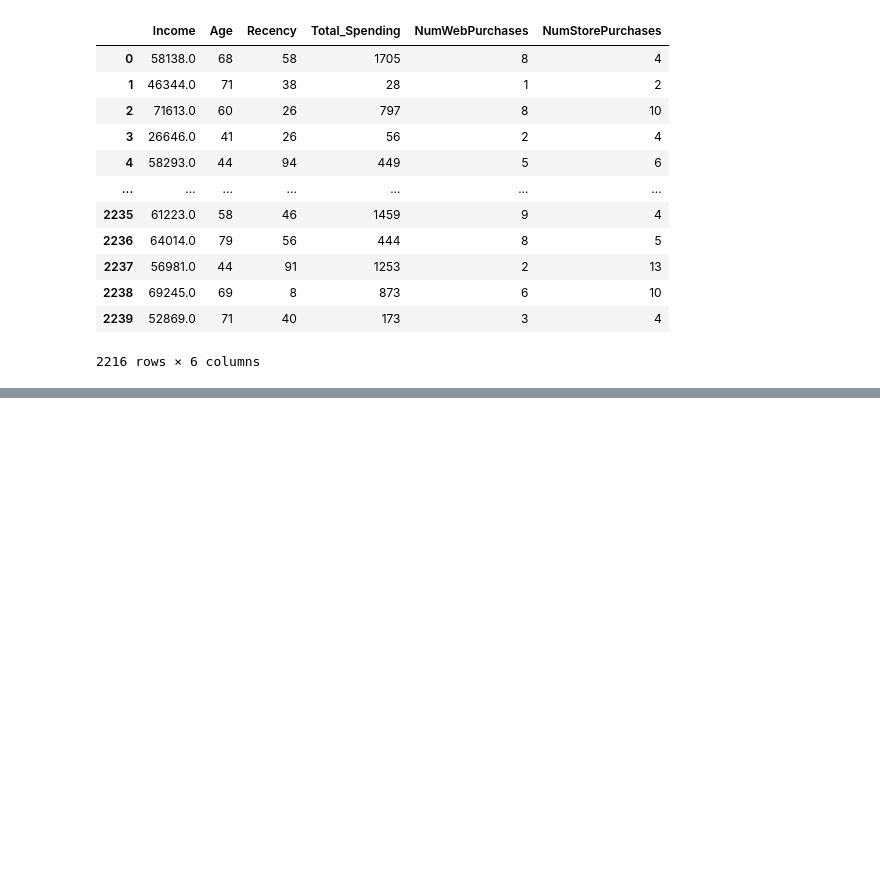
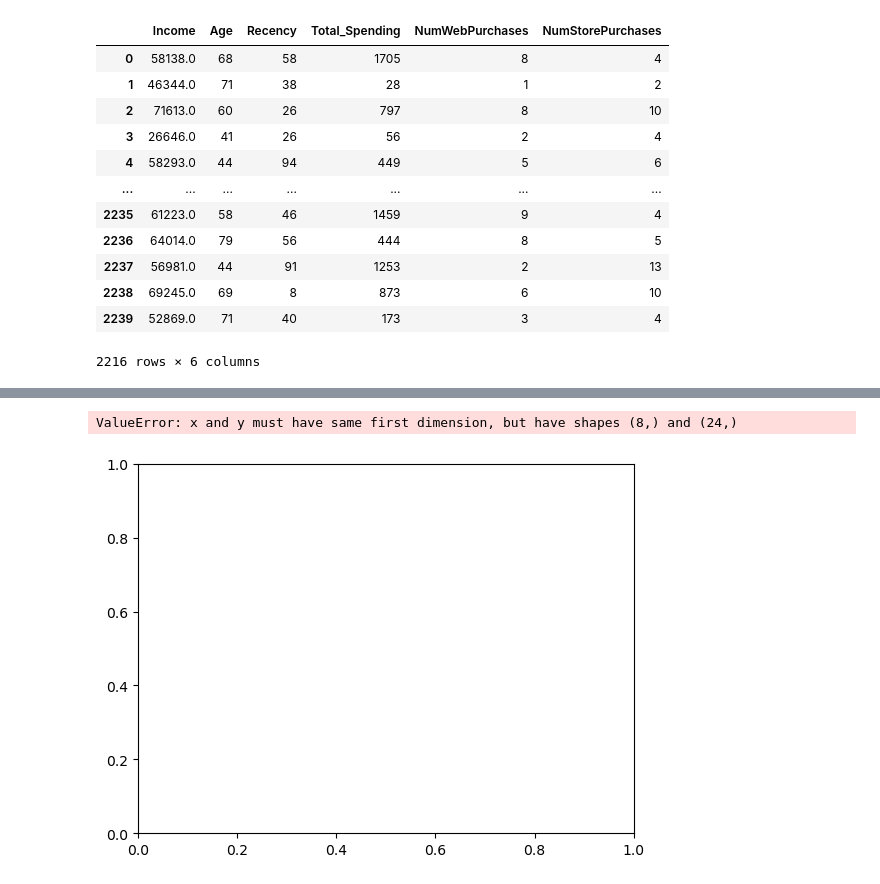
Before and after one commit to YasiruMethmal123/BankGuard360-, a Jupyter notebook: scripts/CustomerSegmentation.ipynb, the cells around one changed output, grey strips where cells are left out. Drawn from its saved outputs; the diff is of its cells as text; code cells hidden in the pictures; blank space fills up the shorter version.

```diff
--- a/scripts/CustomerSegmentation.ipynb
+++ b/scripts/CustomerSegmentation.ipynb
@@ -377,0 +499,5 @@ X
+# %%
+scaler = StandardScaler()
+# %%
+X_scaled = scaler.fit_transform(X)
+X_scaled
@@ -377,0 +520,8 @@ X
+# %%
+wcss = []
+# %%
+for i in range(2,10):
+    # Use 'i' as the number of clusters
+    kmeans = KMeans(n_clusters = i, random_state=12)
+    kmeans.fit(X_scaled)
+    wcss.append(kmeans.inertia_)
@@ -377,0 +548,8 @@ X
+# %%
+plt.plot(range(2,10),wcss,marker = "o")
+plt.title("ELbow methods for Optimal K")
+plt.xlabel("Number of Clusters")
+plt.ylabel
+# %% [output]
+ValueError: x and y must have same first dimension, but have shapes (8,) and (24,)
+[figure, added]
```
Also changed, not shown: parts of 22 cells of this notebook.
